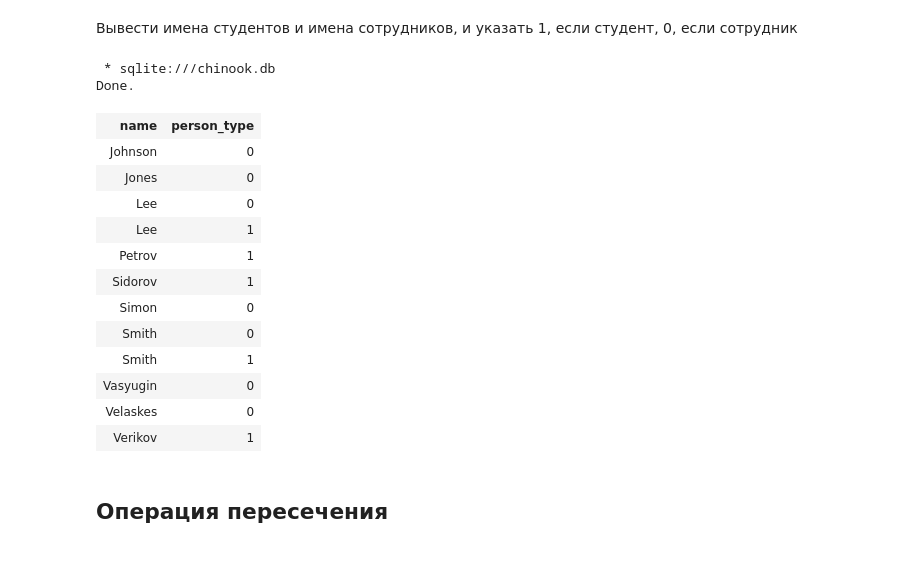
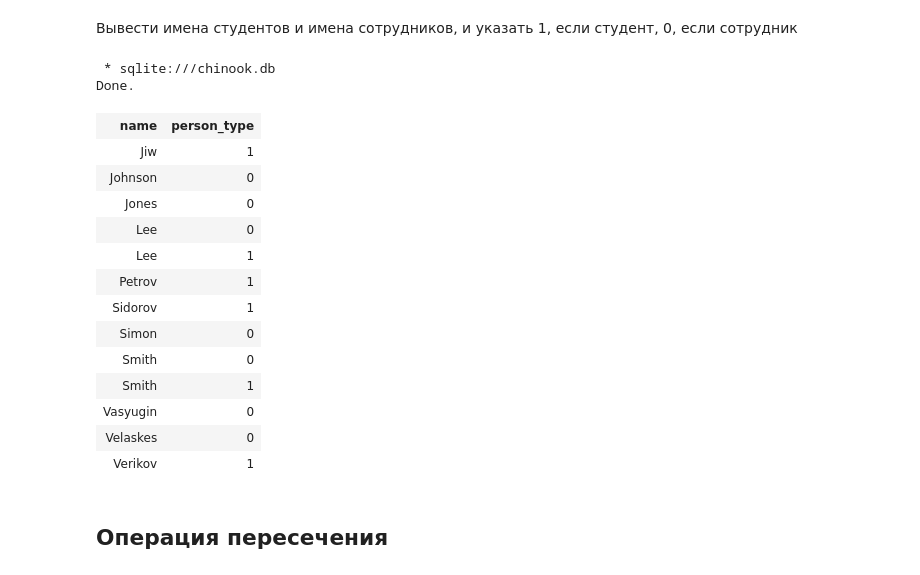
Before and after one commit to nikb-de/Databases_Autumn_2020, a Jupyter notebook: Week2/Practice 2.ipynb, the cells around one changed output. Saved outputs shown, nothing was run; the diff lists cells and outputs as text; code cells hidden in the pictures.

```diff
--- a/Week2/Practice 2.ipynb
+++ b/Week2/Practice 2.ipynb
@@ -138,18 +154,19 @@ Done.
 # %%
 %%sql
 SELECT name,
        1 as person_type
   FROM Students
 
  UNION
 
-SELECT name,
-       0 as person_type
+SELECT name as n2,
+       0
   FROM Employee
 # %% [output]
  * sqlite:///chinook.db
 Done.
 | name | person_type |
+| Jiw | 1 |
 | Johnson | 0 |
 | Jones | 0 |
 | Lee | 0 |
```
Also changed, not shown: parts of 20 cells of this notebook, 4 other files.
